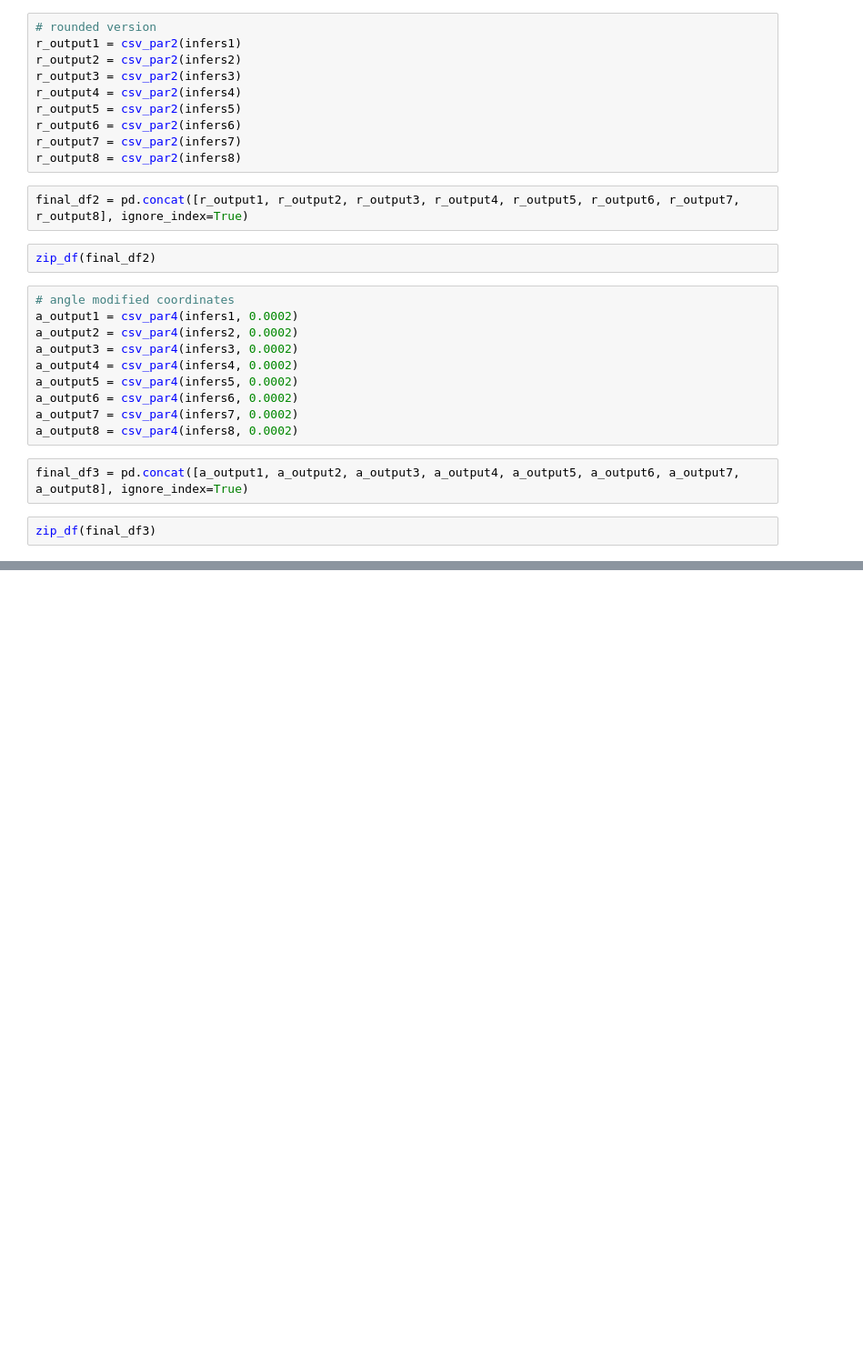
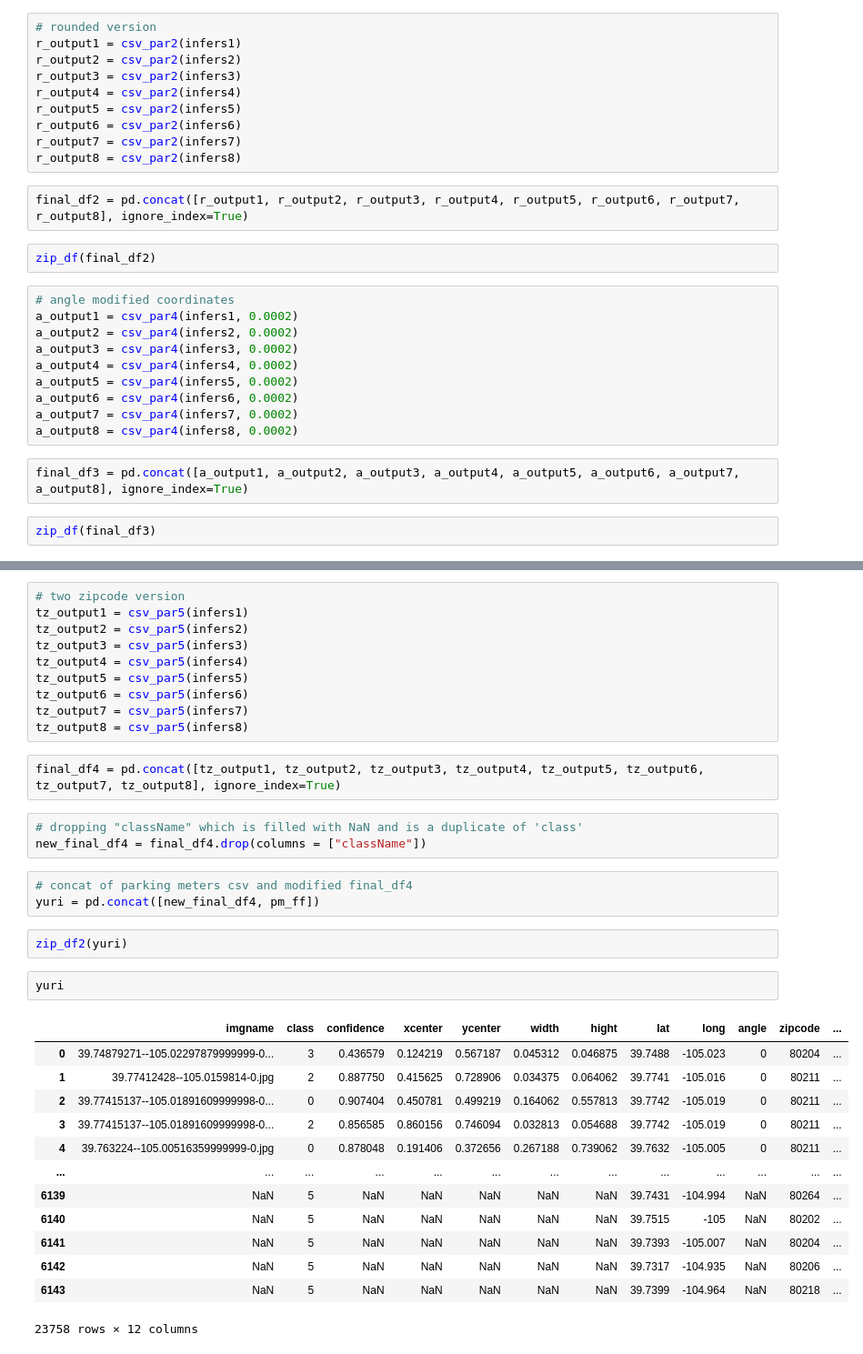
Before and after one commit to sunh0003/W210Capstone-AccessibleParkingMap, a Jupyter notebook: ETL/inf_object_transform.ipynb, the cells around one changed output, grey strips where cells are left out. Shown at 91% size. Drawn from its saved outputs; the diff is of its cells as text; blank space fills up the shorter version.

```diff
--- a/ETL/inf_object_transform.ipynb
+++ b/ETL/inf_object_transform.ipynb
@@ -125,0 +245,36 @@ zip_df(final_df3)
+# %%
+# two zipcode version
+tz_output1 = csv_par5(infers1)
+tz_output2 = csv_par5(infers2)
+tz_output3 = csv_par5(infers3)
+tz_output4 = csv_par5(infers4)
+tz_output5 = csv_par5(infers5)
+tz_output6 = csv_par5(infers6)
+tz_output7 = csv_par5(infers7)
+tz_output8 = csv_par5(infers8)
+# %%
+final_df4 = pd.concat([tz_output1, tz_output2, tz_output3, tz_output4, tz_output5, tz_output6, tz_output7, tz_output8], ignore_index=True)
+# %%
+# dropping "className" which is filled with NaN and is a duplicate of 'class'
+new_final_df4 = final_df4.drop(columns = ["className"])
+# %%
+# concat of parking meters csv and modified final_df4
+yuri = pd.concat([new_final_df4, pm_ff])
+# %%
+zip_df2(yuri)
+# %%
+yuri
+# %% [output]
+|  | imgname | class | confidence | xcenter | ycenter | width | hight | lat | long | angle | zipcode | ... |
+| 0 | 39.74879271--105.02297879999999-0... | 3 | 0.436579 | 0.124219 | 0.567187 | 0.045312 | 0.046875 | 39.7488 | -105.023 | 0 | 80204 | ... |
+| 1 | 39.77412428--105.0159814-0.jpg | 2 | 0.887750 | 0.415625 | 0.728906 | 0.034375 | 0.064062 | 39.7741 | -105.016 | 0 | 80211 | ... |
+| 2 | 39.77415137--105.01891609999998-0... | 0 | 0.907404 | 0.450781 | 0.499219 | 0.164062 | 0.557813 | 39.7742 | -105.019 | 0 | 80211 | ... |
+| 3 | 39.77415137--105.01891609999998-0... | 2 | 0.856585 | 0.860156 | 0.746094 | 0.032813 | 0.054688 | 39.7742 | -105.019 | 0 | 80211 | ... |
+| 4 | 39.763224--105.00516359999999-0.jpg | 0 | 0.878048 | 0.191406 | 0.372656 | 0.267188 | 0.739062 | 39.7632 | -105.005 | 0 | 80211 | ... |
+| ... | ... | ... | ... | ... | ... | ... | ... | ... | ... | ... | ... | ... |
+| 6139 | NaN | 5 | NaN | NaN | NaN | NaN | NaN | 39.7431 | -104.994 | NaN | 80264 | ... |
+| 6140 | NaN | 5 | NaN | NaN | NaN | NaN | NaN | 39.7515 | -105 | NaN | 80202 | ... |
+| 6141 | NaN | 5 | NaN | NaN | NaN | NaN | NaN | 39.7393 | -105.007 | NaN | 80204 | ... |
+| 6142 | NaN | 5 | NaN | NaN | NaN | NaN | NaN | 39.7317 | -104.935 | NaN | 80206 | ... |
+| 6143 | NaN | 5 | NaN | NaN | NaN | NaN | NaN | 39.7399 | -104.964 | NaN | 80218 | ... |
+23758 rows × 12 columns
```
Also changed, not shown: parts of 10 cells of this notebook, 1 other file.
